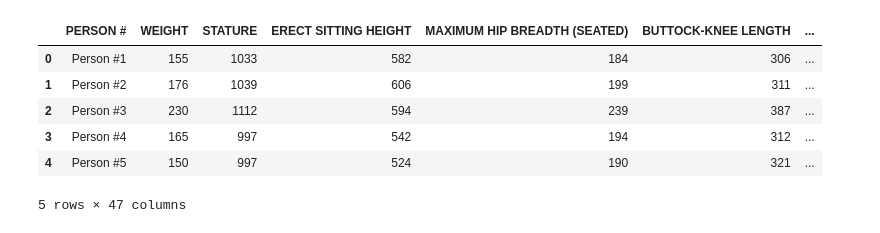
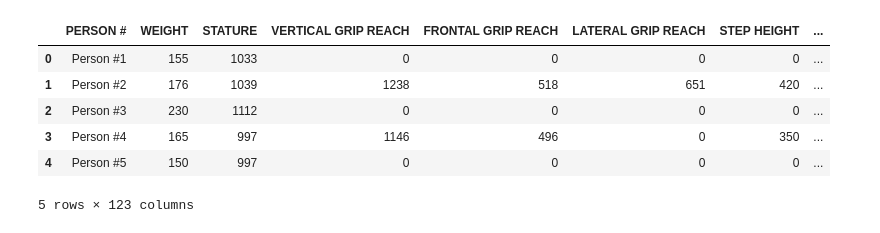
Before and after one commit to zgod89/Thinkful, a Jupyter notebook: unit3/Capstone UL2.ipynb, the cells around one changed output. Drawn from its saved outputs; the diff is of its cells as text; code cells hidden in the pictures.

```diff
--- a/unit3/Capstone UL2.ipynb
+++ b/unit3/Capstone UL2.ipynb
@@ -16,20 +16,20 @@ from sklearn.metrics import mean_squared_error
 # %%
 df = pd.read_csv('https://raw.githubusercontent.com/Padam-0/cluster_t-shirt_sizing/master/data.csv')
 
-remove_cols = []
+#remove_cols = []
 
-for i in df.columns:
-    if 3900 - df.loc[:,i].astype(bool).sum() > 2000:
-        remove_cols.append(i)
-
-df = df.drop(remove_cols, axis = 'columns')
+#for i in df.columns:
+#    if 3900 - df.loc[:,i].astype(bool).sum() > 2000:
+#        remove_cols.append(i)
+#print(df.shape)
+#df = df.drop(remove_cols, axis = 'columns')
 
 df.head()
 # %% [output]
-|  | PERSON # | WEIGHT | STATURE | ERECT SITTING HEIGHT | MAXIMUM HIP BREADTH (SEATED) | BUTTOCK-KNEE LENGTH | ... |
-| 0 | Person #1 | 155 | 1033 | 582 | 184 | 306 | ... |
-| 1 | Person #2 | 176 | 1039 | 606 | 199 | 311 | ... |
-| 2 | Person #3 | 230 | 1112 | 594 | 239 | 387 | ... |
-| 3 | Person #4 | 165 | 997 | 542 | 194 | 312 | ... |
-| 4 | Person #5 | 150 | 997 | 524 | 190 | 321 | ... |
+|  | PERSON # | WEIGHT | STATURE | VERTICAL GRIP REACH | FRONTAL GRIP REACH | LATERAL GRIP REACH | STEP HEIGHT | ... |
+| 0 | Person #1 | 155 | 1033 | 0 | 0 | 0 | 0 | ... |
+| 1 | Person #2 | 176 | 1039 | 1238 | 518 | 651 | 420 | ... |
+| 2 | Person #3 | 230 | 1112 | 0 | 0 | 0 | 0 | ... |
+| 3 | Person #4 | 165 | 997 | 1146 | 496 | 0 | 350 | ... |
+| 4 | Person #5 | 150 | 997 | 0 | 0 | 0 | 0 | ... |
-5 rows × 47 columns
+5 rows × 123 columns
```
Also changed, not shown: parts of 41 cells of this notebook.
